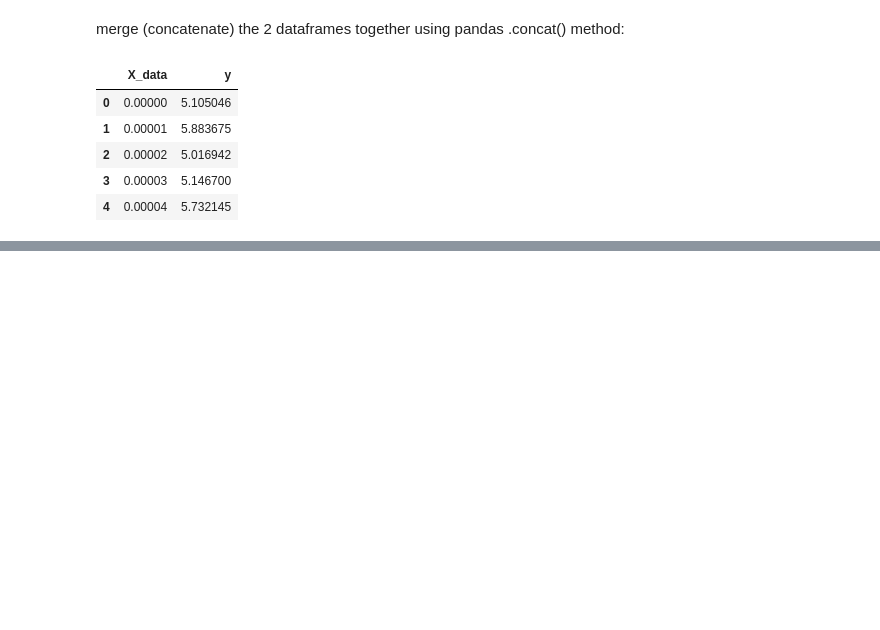
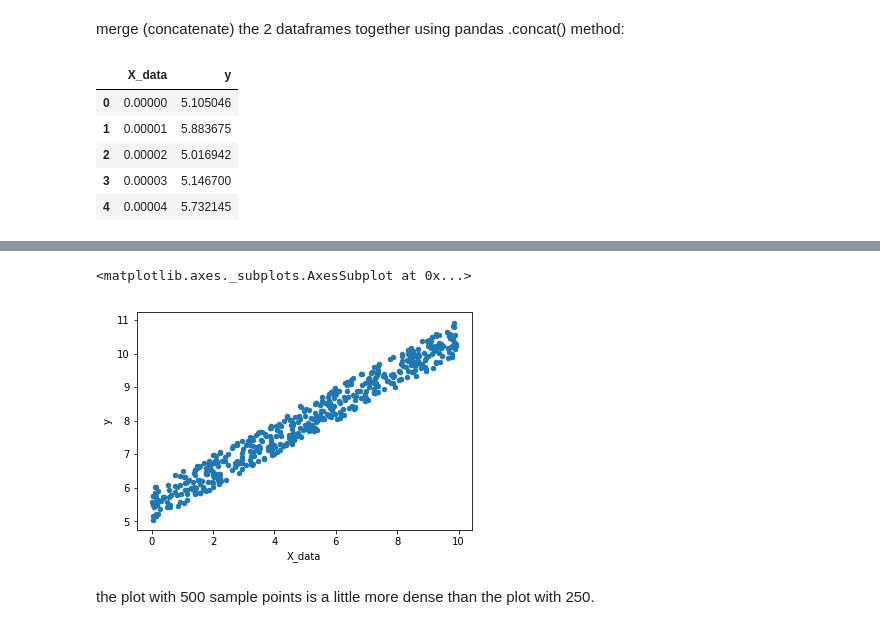
Before and after one commit to IndigenousEngineering/tensorflow-tastic, a Jupyter notebook: better_tensorflow_regression.ipynb, the cells around one changed output, grey strips where cells are left out. Drawn from its saved outputs; the diff is of its cells as text; code cells hidden in the pictures; blank space fills up the shorter version.

```diff
--- a/better_tensorflow_regression.ipynb
+++ b/better_tensorflow_regression.ipynb
@@ -101,0 +128,10 @@ df.head()
+# %%
+# this can all be done in 1 line, too
+# here's a sample plot with 500 points
+
+df.sample(n=500).plot(kind='scatter', x='X_data', y='y')
+# %% [output]
+<matplotlib.axes._subplots.AxesSubplot at 0x...>
+[figure, added]
+# %% [markdown]
+the plot with 500 sample points is a little more dense than the plot with 250.
```
Also changed, not shown: parts of 3 cells of this notebook.
